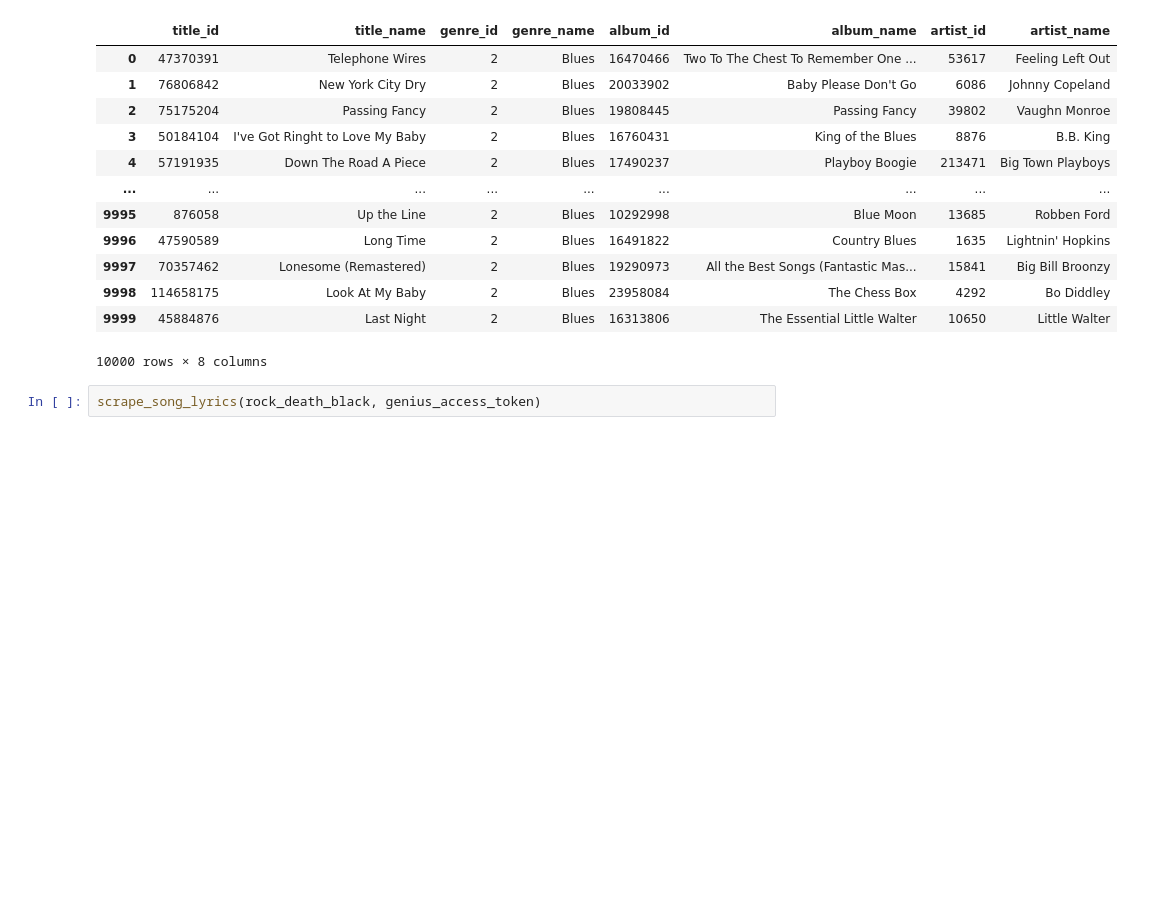
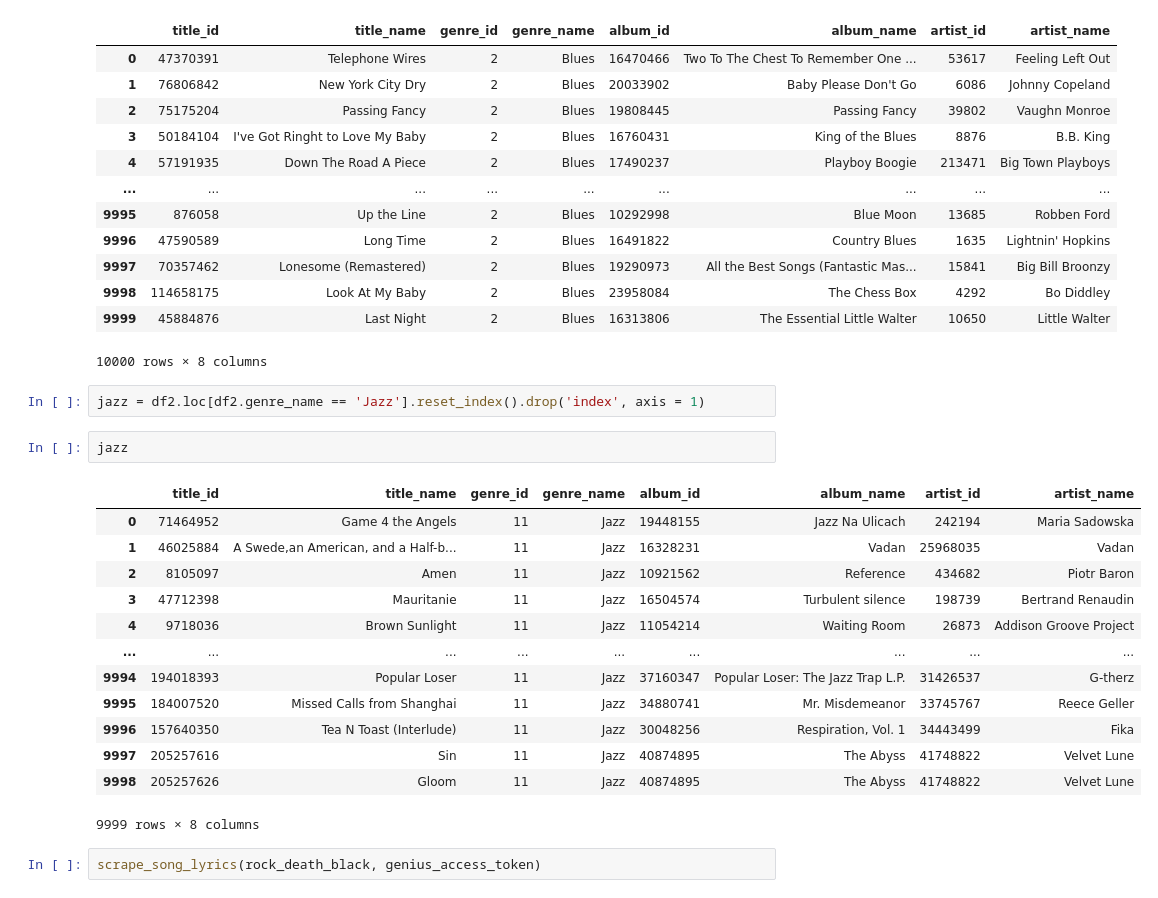
Before and after one commit to JoshuaGottlieb/NLP-Genre-Classification, a Jupyter notebook: notebooks/Data-Collection-01.ipynb, the cells around one changed output. Cells and saved outputs as stored; diff of their text form; blank space fills up the shorter version.

Commit message:
Retrieved more genres from musixmatch API.

```diff
--- a/notebooks/Data-Collection-01.ipynb
+++ b/notebooks/Data-Collection-01.ipynb
@@ -405,6 +401,24 @@ blues
 | 9998 | 114658175 | Look At My Baby | 2 | Blues | 23958084 | The Chess Box | 4292 | Bo Diddley |
 | 9999 | 45884876 | Last Night | 2 | Blues | 16313806 | The Essential Little Walter | 10650 | Little Walter |
 10000 rows × 8 columns
+# %%
+jazz = df2.loc[df2.genre_name == 'Jazz'].reset_index().drop('index', axis = 1)
+# %%
+jazz
+# %% [output]
+|  | title_id | title_name | genre_id | genre_name | album_id | album_name | artist_id | artist_name |
+| 0 | 71464952 | Game 4 the Angels | 11 | Jazz | 19448155 | Jazz Na Ulicach | 242194 | Maria Sadowska |
+| 1 | 46025884 | A Swede,an American, and a Half-b... | 11 | Jazz | 16328231 | Vadan | 25968035 | Vadan |
+| 2 | 8105097 | Amen | 11 | Jazz | 10921562 | Reference | 434682 | Piotr Baron |
+| 3 | 47712398 | Mauritanie | 11 | Jazz | 16504574 | Turbulent silence | 198739 | Bertrand Renaudin |
+| 4 | 9718036 | Brown Sunlight | 11 | Jazz | 11054214 | Waiting Room | 26873 | Addison Groove Project |
+| ... | ... | ... | ... | ... | ... | ... | ... | ... |
+| 9994 | 194018393 | Popular Loser | 11 | Jazz | 37160347 | Popular Loser: The Jazz Trap L.P. | 31426537 | G-therz |
+| 9995 | 184007520 | Missed Calls from Shanghai | 11 | Jazz | 34880741 | Mr. Misdemeanor | 33745767 | Reece Geller |
+| 9996 | 157640350 | Tea N Toast (Interlude) | 11 | Jazz | 30048256 | Respiration, Vol. 1 | 34443499 | Fika |
+| 9997 | 205257616 | Sin | 11 | Jazz | 40874895 | The Abyss | 41748822 | Velvet Lune |
+| 9998 | 205257626 | Gloom | 11 | Jazz | 40874895 | The Abyss | 41748822 | Velvet Lune |
+9999 rows × 8 columns
 # %%
 scrape_song_lyrics(rock_death_black, genius_access_token)
 # %% [output]
```
Also changed, not shown: parts of 6 cells of this notebook, 1 other file.
